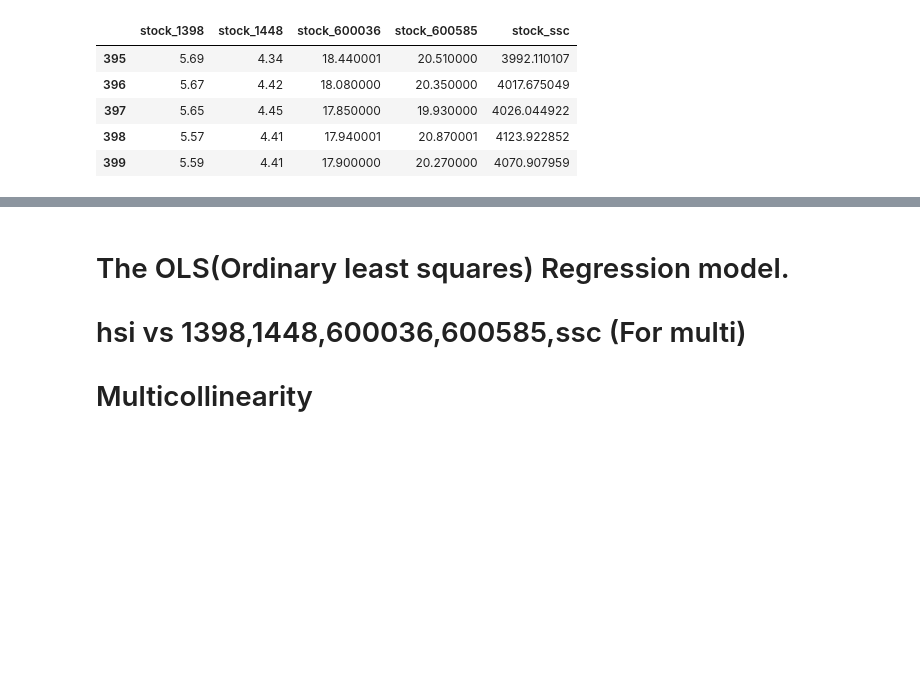
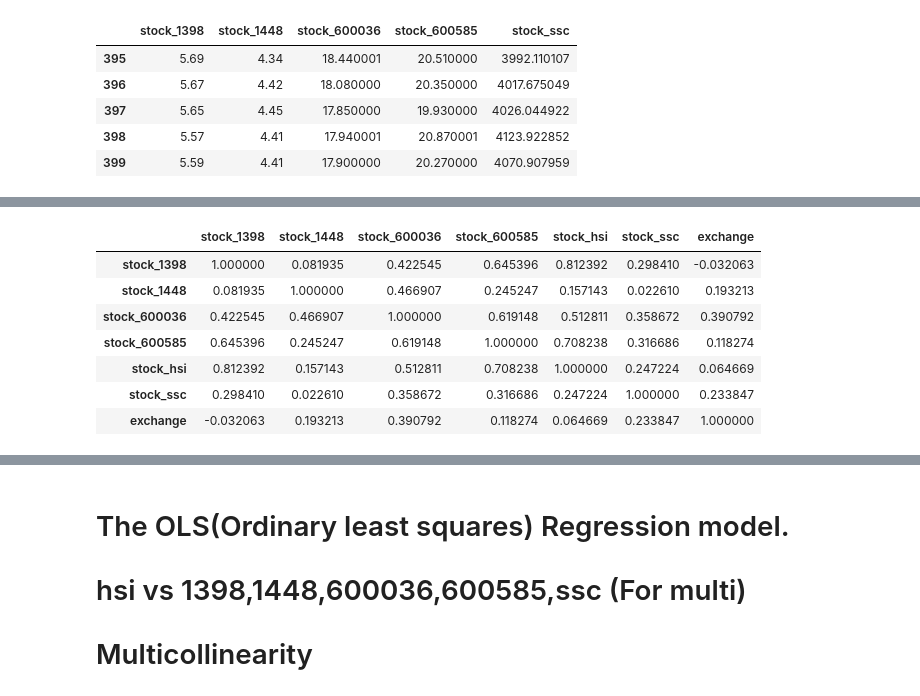
Before and after one commit to zuba0818/SchoolWork, a Jupyter notebook: Stock Data mini Project.ipynb, the cells around one changed output, grey strips where cells are left out. Cells and saved outputs as stored; diff of their text form; code cells hidden in the pictures; blank space fills up the shorter version.

```diff
--- a/Stock Data mini Project.ipynb
+++ b/Stock Data mini Project.ipynb
@@ -92,0 +196,11 @@ multi.tail()
+# %%
+stocks.corr('kendall')
+# %% [output]
+|  | stock_1398 | stock_1448 | stock_600036 | stock_600585 | stock_hsi | stock_ssc | exchange |
+| stock_1398 | 1.000000 | 0.081935 | 0.422545 | 0.645396 | 0.812392 | 0.298410 | -0.032063 |
+| stock_1448 | 0.081935 | 1.000000 | 0.466907 | 0.245247 | 0.157143 | 0.022610 | 0.193213 |
+| stock_600036 | 0.422545 | 0.466907 | 1.000000 | 0.619148 | 0.512811 | 0.358672 | 0.390792 |
+| stock_600585 | 0.645396 | 0.245247 | 0.619148 | 1.000000 | 0.708238 | 0.316686 | 0.118274 |
+| stock_hsi | 0.812392 | 0.157143 | 0.512811 | 0.708238 | 1.000000 | 0.247224 | 0.064669 |
+| stock_ssc | 0.298410 | 0.022610 | 0.358672 | 0.316686 | 0.247224 | 1.000000 | 0.233847 |
+| exchange | -0.032063 | 0.193213 | 0.390792 | 0.118274 | 0.064669 | 0.233847 | 1.000000 |
```
Also changed, not shown: parts of 20 cells of this notebook.
